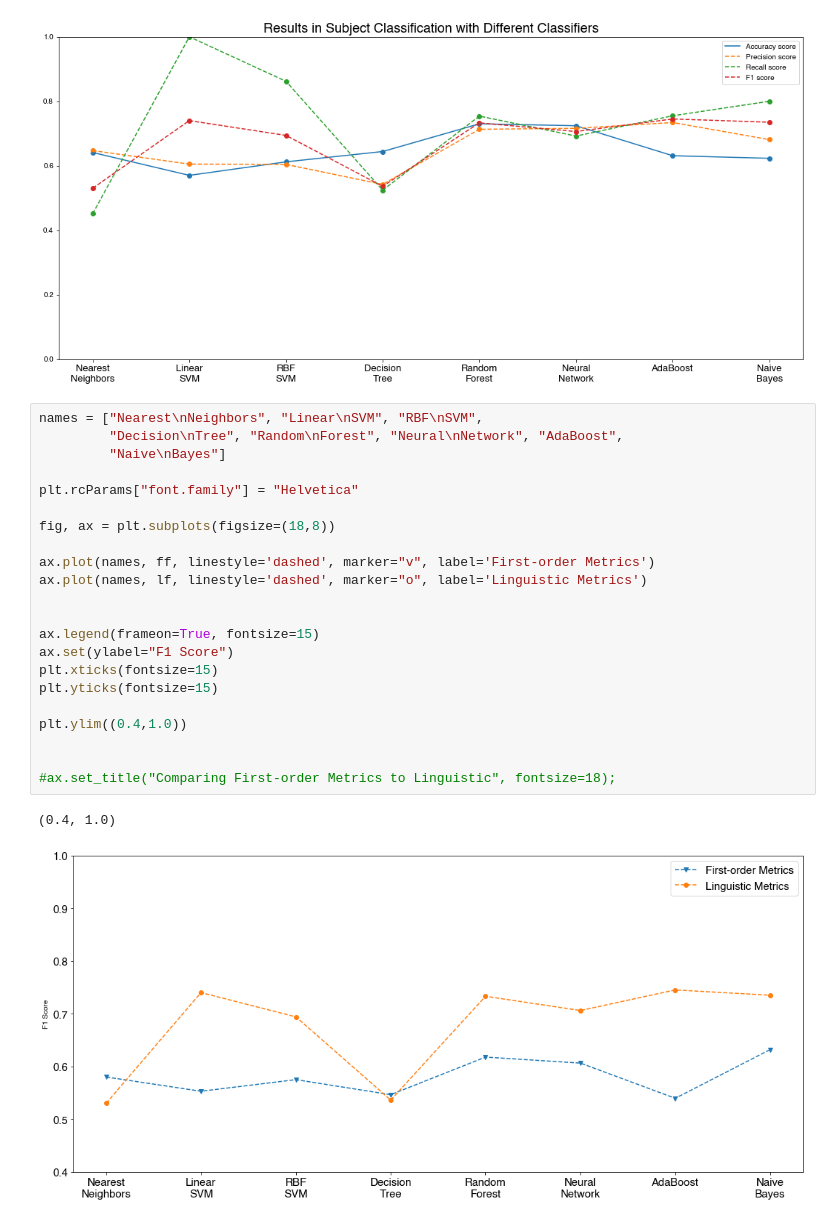
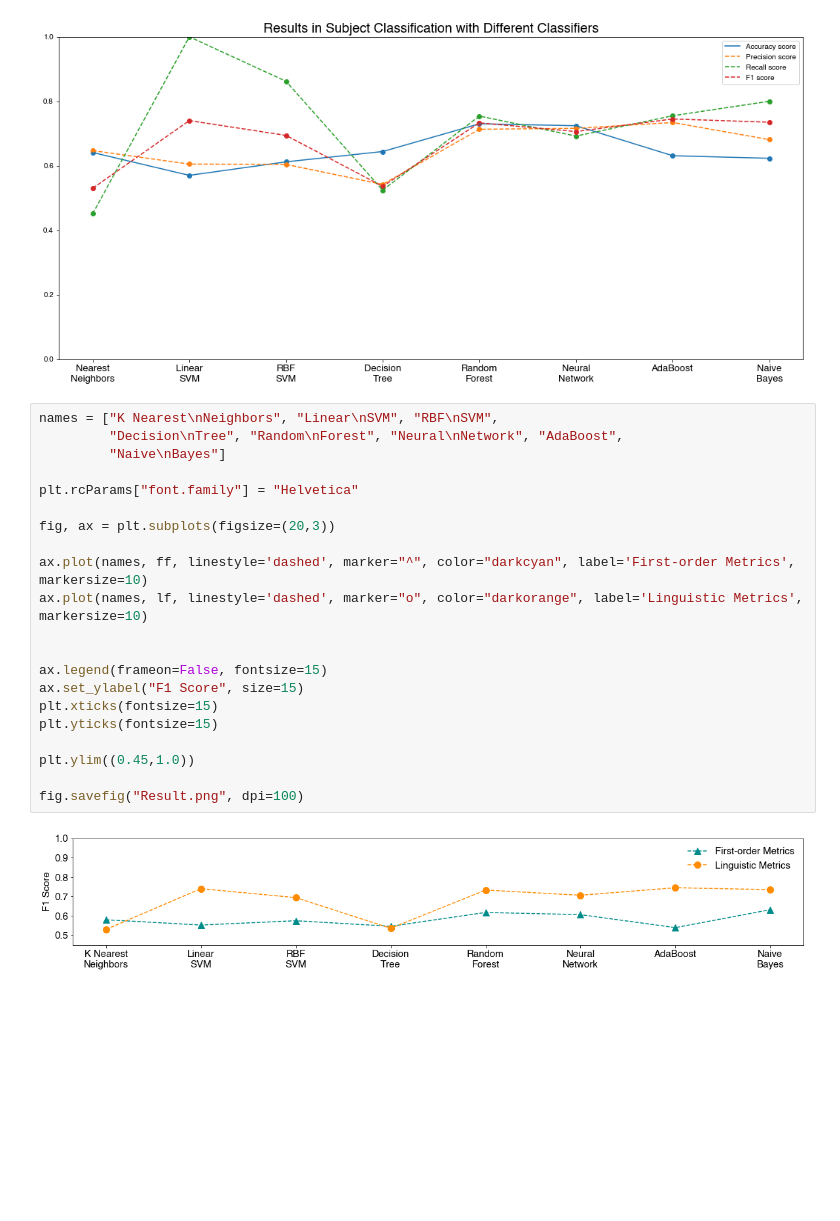
Before and after one commit to sdotpeng/EMIB, a Jupyter notebook: Untitled1.ipynb, the cells around one changed output. Drawn from its saved outputs; the diff is of its cells as text; blank space fills up the shorter version.

Commit message:
Update figure

```diff
--- a/Untitled1.ipynb
+++ b/Untitled1.ipynb
@@ -62,27 +62,25 @@ ax.set_title("Results in Subject Classification with Different Classifiers", fon
 # %% [output]
 [figure]
 # %%
-names = ["Nearest\nNeighbors", "Linear\nSVM", "RBF\nSVM",
+names = ["K Nearest\nNeighbors", "Linear\nSVM", "RBF\nSVM",
          "Decision\nTree", "Random\nForest", "Neural\nNetwork", "AdaBoost",
          "Naive\nBayes"]
 
 plt.rcParams["font.family"] = "Helvetica"
 
-fig, ax = plt.subplots(figsize=(18,8))
+fig, ax = plt.subplots(figsize=(20,3))
 
-ax.plot(names, ff, linestyle='dashed', marker="v", label='First-order Metrics')
-ax.plot(names, lf, linestyle='dashed', marker="o", label='Linguistic Metrics')
+ax.plot(names, ff, linestyle='dashed', marker="^", color="darkcyan", label='First-order Metrics', markersize=10)
+ax.plot(names, lf, linestyle='dashed', marker="o", color="darkorange", label='Linguistic Metrics', markersize=10)
 
 
-ax.legend(frameon=True, fontsize=15)
-ax.set(ylabel="F1 Score")
+ax.legend(frameon=False, fontsize=15)
+ax.set_ylabel("F1 Score", size=15)
 plt.xticks(fontsize=15)
 plt.yticks(fontsize=15)
 
-plt.ylim((0.4,1.0))
+plt.ylim((0.45,1.0))
 
-
-#ax.set_title("Comparing First-order Metrics to Linguistic", fontsize=18);
+fig.savefig("Result.png", dpi=100)
 # %% [output]
-(0.4, 1.0)
-[figure, old version]
+[figure, new version]
```
Also changed, not shown: 1 other file.
